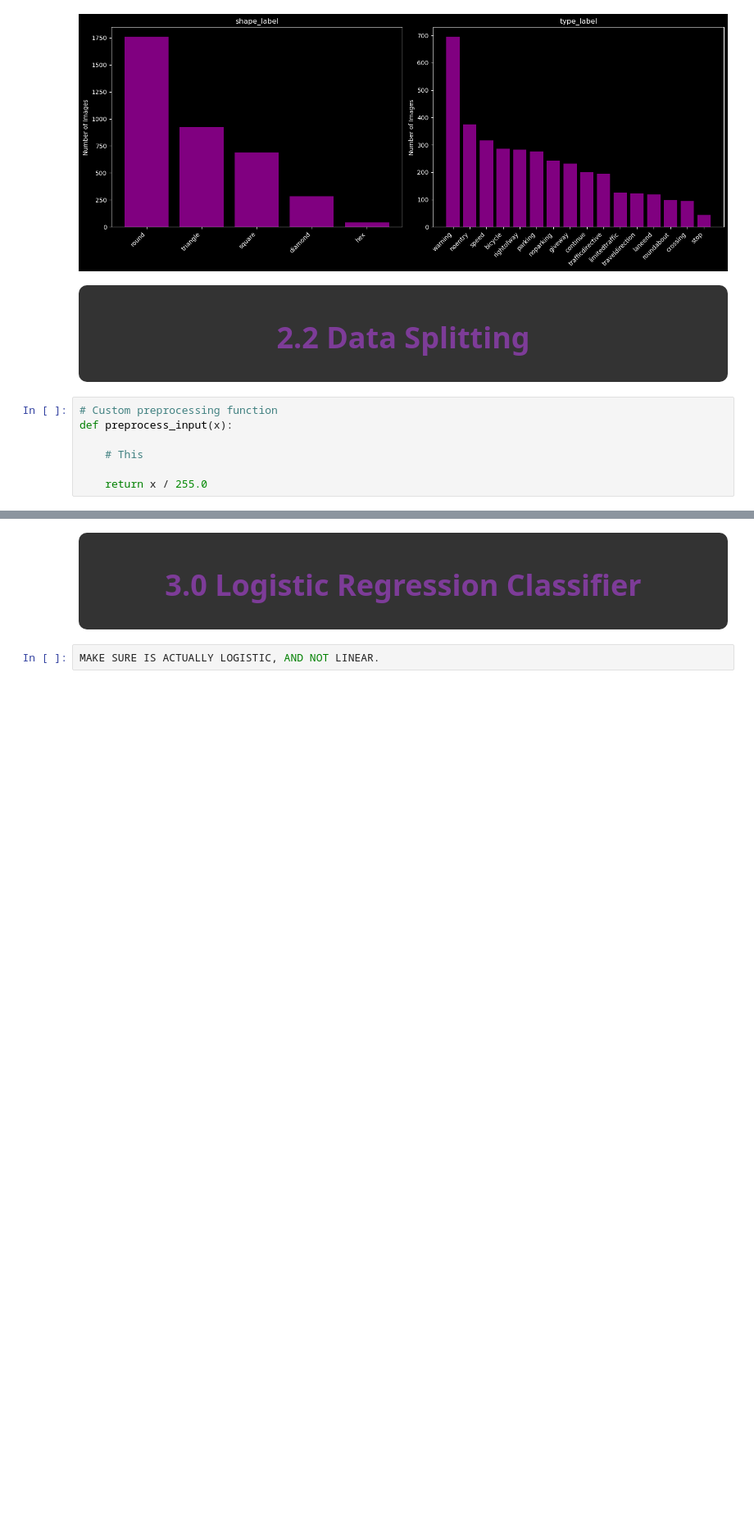
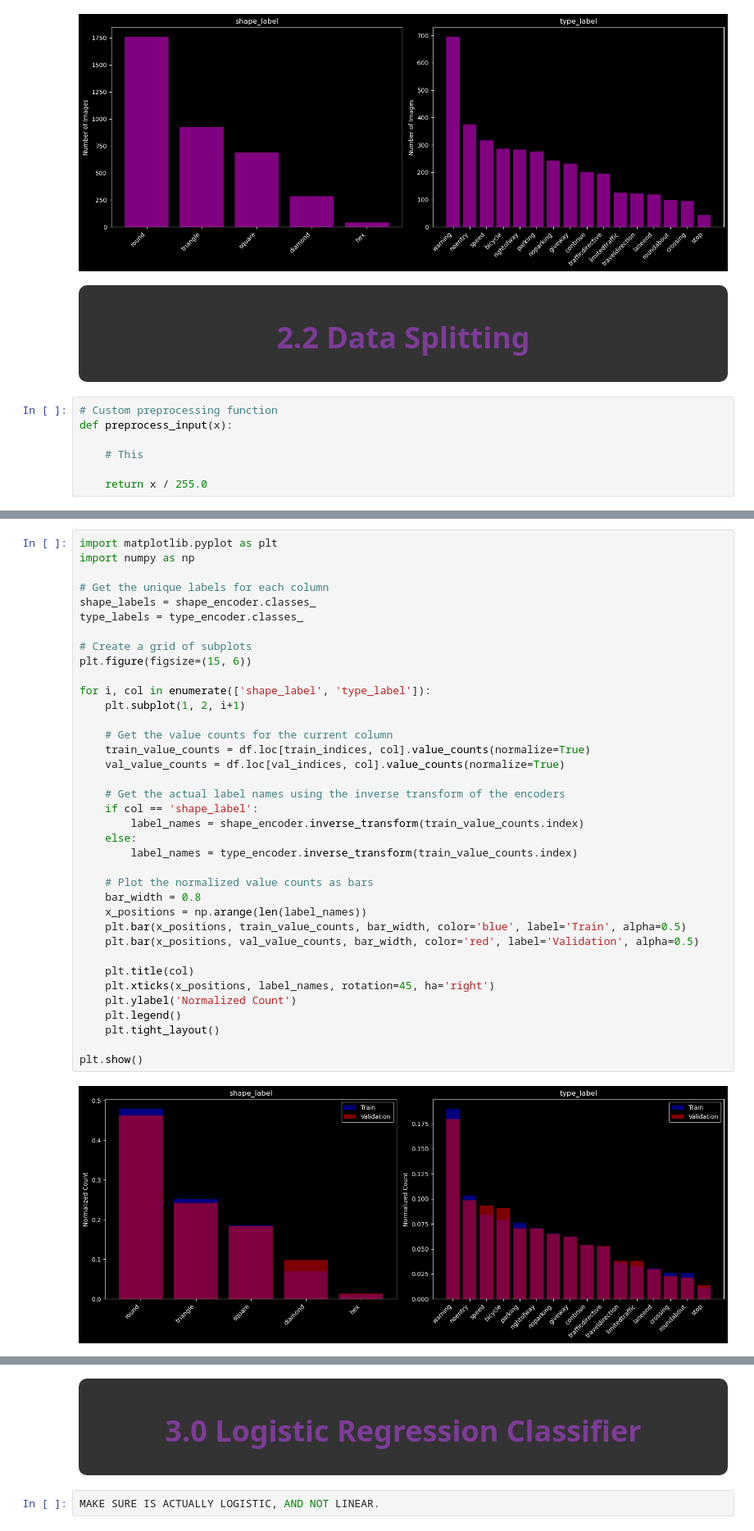
Before and after one commit to des1-gner/trafficsigns-main, a Jupyter notebook: s3952320_s3900481.ipynb, the cells around one changed output, grey strips where cells are left out. Shown at 82% size. Saved outputs shown, nothing was run; the diff lists cells and outputs as text; blank space fills up the shorter version.

```diff
--- a/s3952320_s3900481.ipynb
+++ b/s3952320_s3900481.ipynb
@@ -632,3 +553,42 @@ plt.show()
+# %%
+import matplotlib.pyplot as plt
+import numpy as np
+
+# Get the unique labels for each column
+shape_labels = shape_encoder.classes_
+type_labels = type_encoder.classes_
+
+# Create a grid of subplots
+plt.figure(figsize=(15, 6))
+
+for i, col in enumerate(['shape_label', 'type_label']):
+    plt.subplot(1, 2, i+1)
+
+    # Get the value counts for the current column
+    train_value_counts = df.loc[train_indices, col].value_counts(normalize=True)
+    val_value_counts = df.loc[val_indices, col].value_counts(normalize=True)
+
+    # Get the actual label names using the inverse transform of the encoders
+    if col == 'shape_label':
+        label_names = shape_encoder.inverse_transform(train_value_counts.index)
+    else:
+        label_names = type_encoder.inverse_transform(train_value_counts.index)
+
+    # Plot the normalized value counts as bars
+    bar_width = 0.8
+    x_positions = np.arange(len(label_names))
+    plt.bar(x_positions, train_value_counts, bar_width, color='blue', label='Train', alpha=0.5)
+    plt.bar(x_positions, val_value_counts, bar_width, color='red', label='Validation', alpha=0.5)
+
+    plt.title(col)
+    plt.xticks(x_positions, label_names, rotation=45, ha='right')
+    plt.ylabel('Normalized Count')
+    plt.legend()
+    plt.tight_layout()
+
+plt.show()
+# %% [output]
+[figure, added]
 # %%
 # Load and preprocess the image data
 def load_and_preprocess_image(image_path):
```
Also changed, not shown: parts of 9 cells of this notebook.
